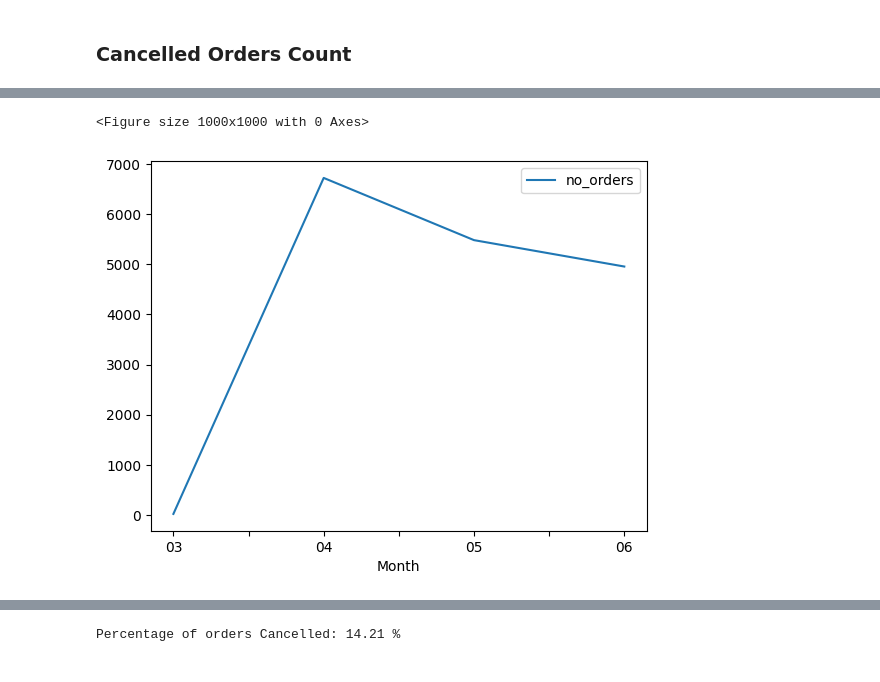
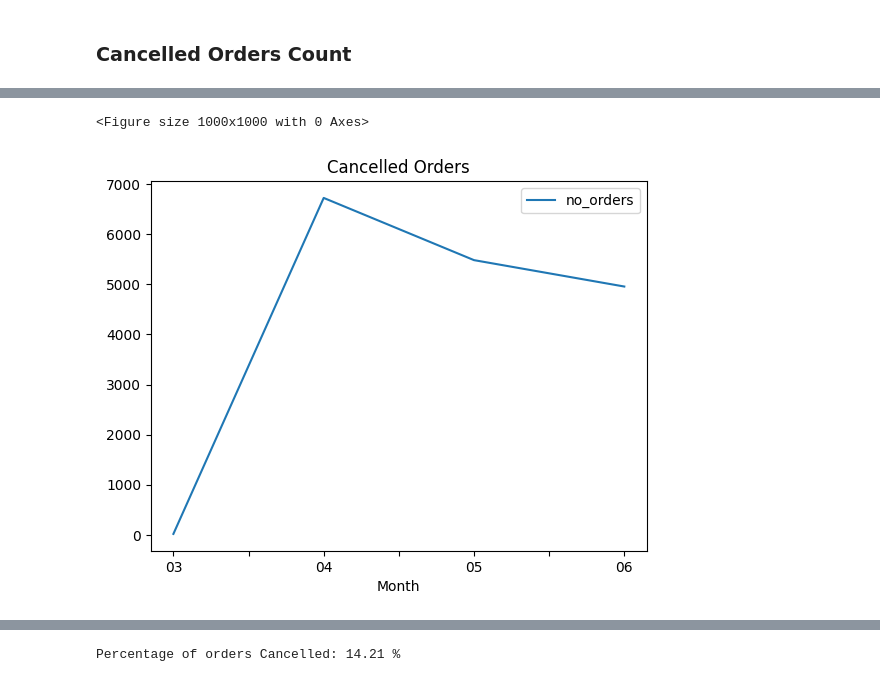
Before and after one commit to RookieCoder12/DevArena-Week-4, a Jupyter notebook: analysis.ipynb, the cells around one changed output, grey strips where cells are left out. Drawn from its saved outputs; the diff is of its cells as text; code cells hidden in the pictures.

```diff
--- a/analysis.ipynb
+++ b/analysis.ipynb
@@ -447,9 +447,10 @@ df_order_status = df_sales.groupby(["Month", "Status"]).agg(
 # %%
 cancelled_orders = df_order_status.xs("Cancelled", level="Status")
 
 plt.figure(figsize=(10, 10))
 cancelled_orders.plot(kind="line")
+plt.title("Cancelled Orders")
 plt.show()
 # %% [output]
 <Figure size 1000x1000 with 0 Axes>
-[figure, old version]
+[figure, new version]
```
Also changed, not shown: parts of 3 cells of this notebook, 4 other files.
